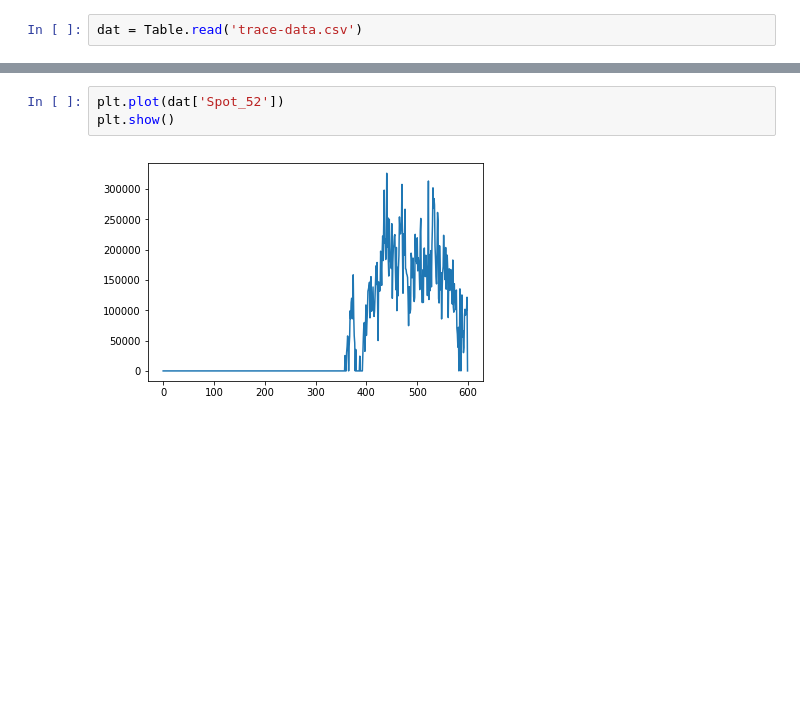
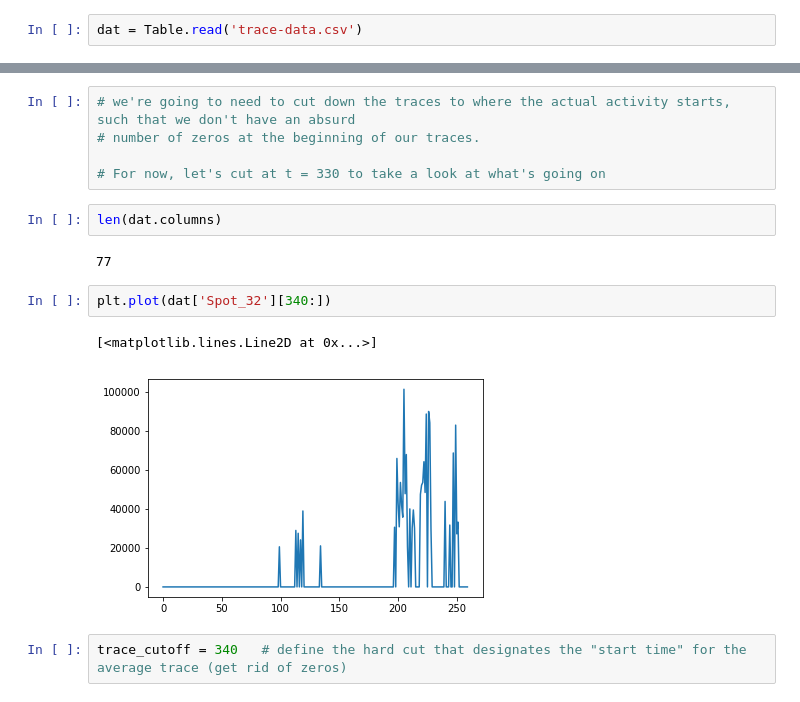
Before and after one commit to tlmakinen/bursting-IGMM, a Jupyter notebook: autocorrelation/data-traces.ipynb, the cells around one changed output, grey strips where cells are left out. Cells and saved outputs as stored; diff of their text form; blank space fills up the shorter version.

Commit message:
bootstrapped simulation and some trace data

```diff
--- a/autocorrelation/data-traces.ipynb
+++ b/autocorrelation/data-traces.ipynb
@@ -33,5 +7,16 @@ Table length=600
+# %%
+# we're going to need to cut down the traces to where the actual activity starts, such that we don't have an absurd
+# number of zeros at the beginning of our traces.
+
+# For now, let's cut at t = 330 to take a look at what's going on
+# %%
+len(dat.columns)
+# %% [output]
+77
 # %%
-plt.plot(dat['Spot_52'])
-plt.show()
+plt.plot(dat['Spot_32'][340:])
 # %% [output]
+[<matplotlib.lines.Line2D at 0x...>]
-[figure, old version]
+[figure, new version]
+# %%
+trace_cutoff = 340   # define the hard cut that designates the "start time" for the average trace (get rid of zeros)
```
Also changed, not shown: parts of 12 cells of this notebook, 2 other files.
